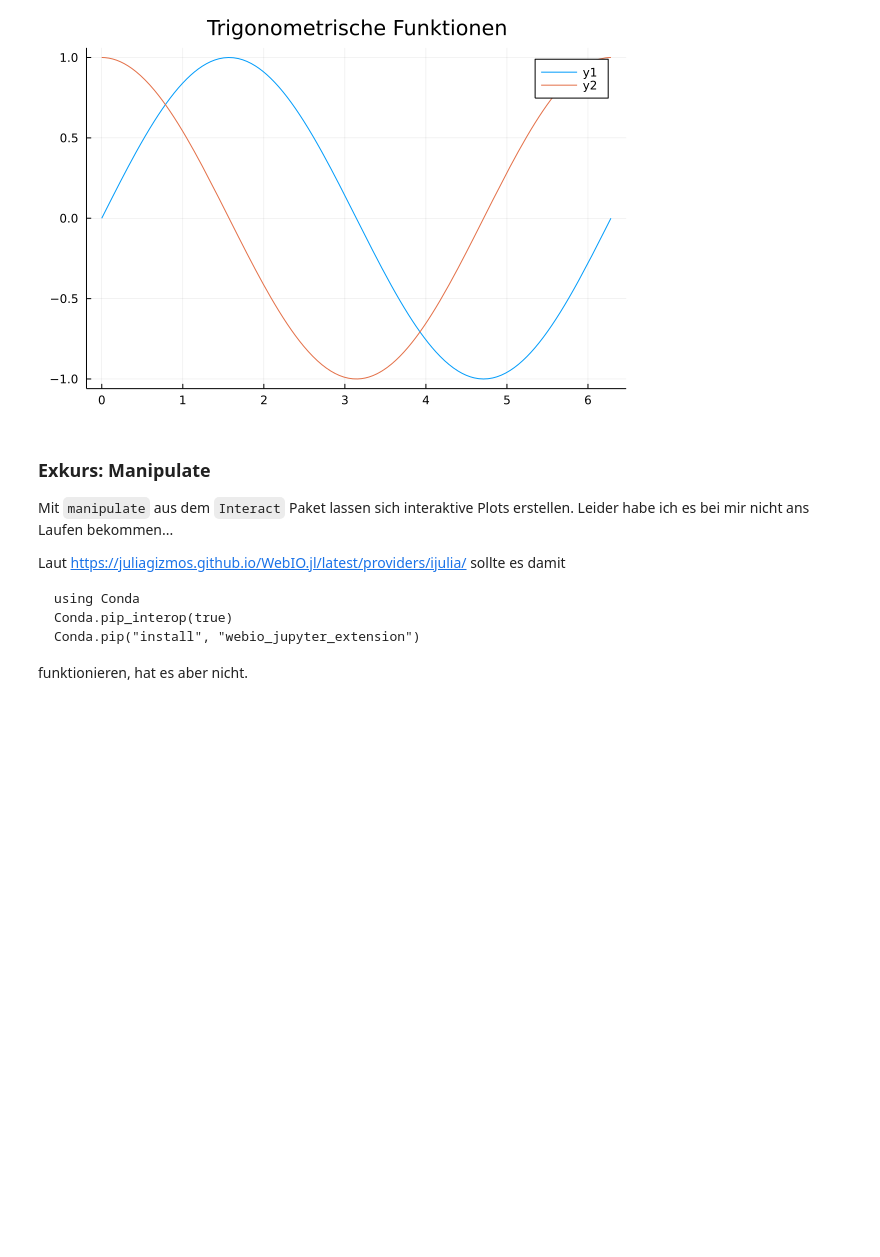
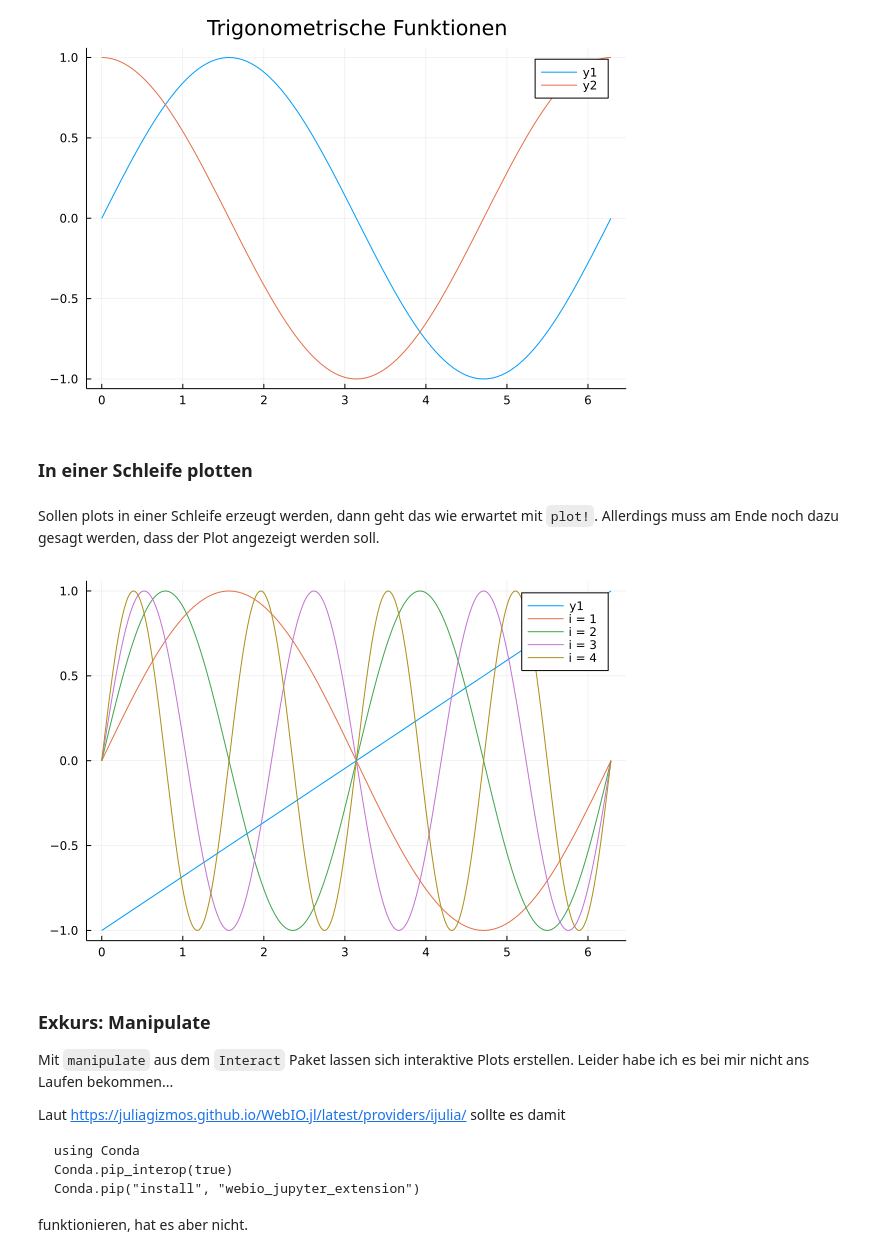
Before and after one commit to matthiasbaitsch/julia_numerik_quickstart, a Jupyter notebook: _sources/03-plotten.ipynb, the cells around one changed output. Drawn from its saved outputs; the diff is of its cells as text; code cells hidden in the pictures; blank space fills up the shorter version.

```diff
--- a/_sources/03-plotten.ipynb
+++ b/_sources/03-plotten.ipynb
@@ -67,6 +67,18 @@ plot!(cos, 0, 2π)
 plot!(title = "Trigonometrische Funktionen")
 # %% [output]
 [figure]
+# %% [markdown]
+### In einer Schleife plotten
+# %% [markdown]
+Sollen plots in einer Schleife erzeugt werden, dann geht das wie erwartet mit `plot!`. Allerdings muss am Ende noch dazu gesagt werden, dass der Plot angezeigt werden soll.
+# %%
+plot(x -> -1 + x / π, 0, 2π)
+for i in 1:4
+    plot!(x -> sin(i * x), 0, 2π, label = "i = $i")
+end
+current()
+# %% [output]
+[figure, added]
 # %% [markdown]
 ### Exkurs: Manipulate
 
```
Also changed, not shown: 12 other files.
